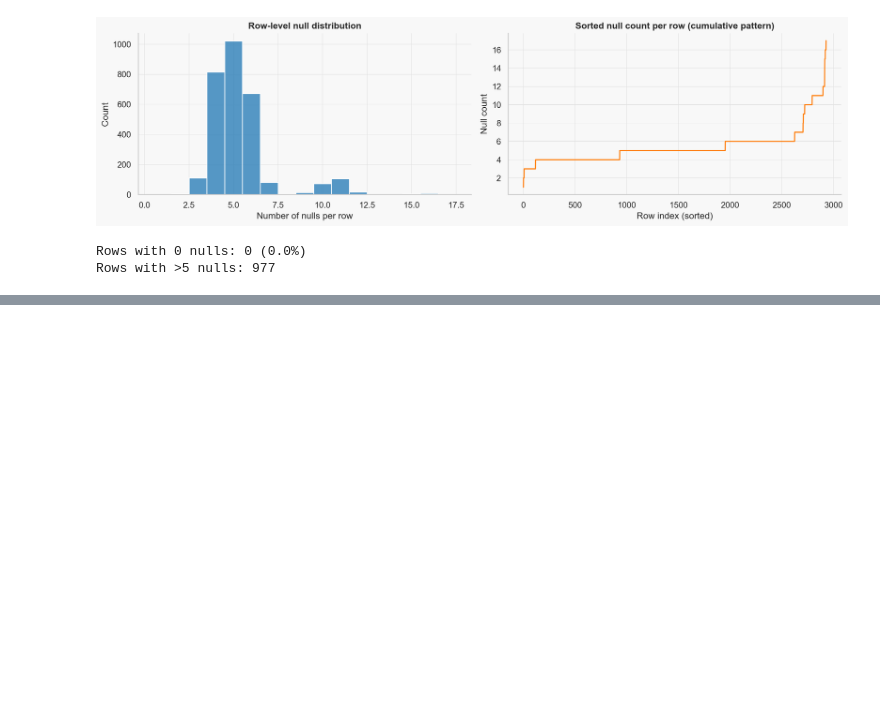
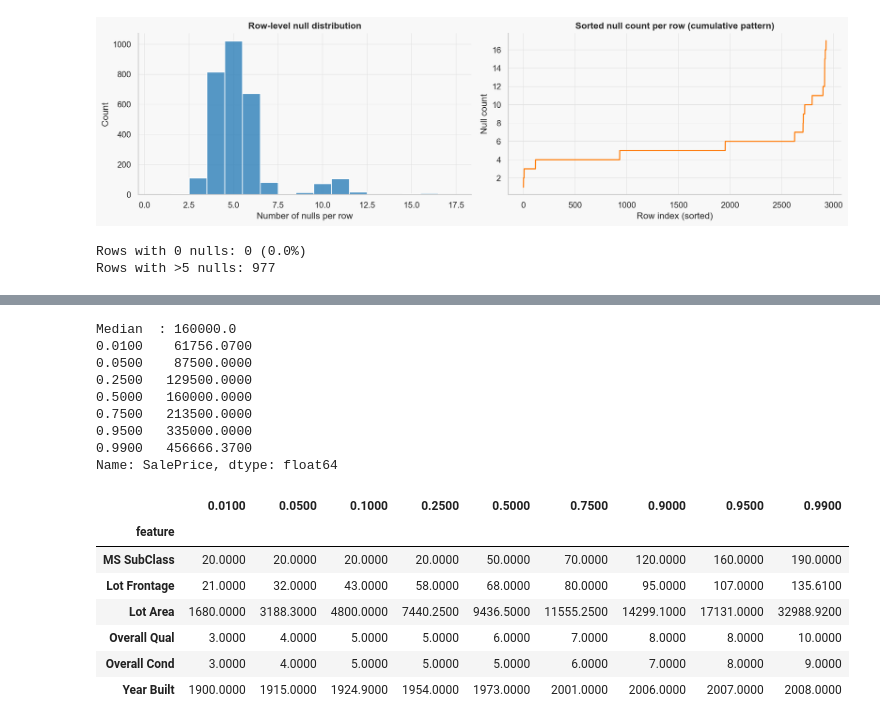
Before and after one commit to ViShEsHK2412/macro-pricer, a Jupyter notebook: notebooks/first.ipynb, the cells around one changed output, grey strips where cells are left out. Drawn from its saved outputs; the diff is of its cells as text; code cells hidden in the pictures; blank space fills up the shorter version.

```diff
--- a/notebooks/first.ipynb
+++ b/notebooks/first.ipynb
@@ -592,0 +691,29 @@ display(stats_dict.T)
+# %%
+# ─── 4.6 .quantile() — percentile slicing ────────────────────────────────
+# Single quantile
+print("Median  :", df["SalePrice"].quantile(0.5))
+
+# Multiple quantiles — returns Series
+print(df["SalePrice"].quantile([0.01, 0.05, 0.25, 0.5, 0.75, 0.95, 0.99]))
+
+# Per-column quantile table
+q_table = df[NUM_COLS[:6]].quantile([0.01, 0.05, 0.1, 0.25, 0.5, 0.75, 0.9, 0.95, 0.99])
+display(q_table.T)
+# %% [output]
+Median  : 160000.0
+0.0100    61756.0700
+0.0500    87500.0000
+0.2500   129500.0000
+0.5000   160000.0000
+0.7500   213500.0000
+0.9500   335000.0000
+0.9900   456666.3700
+Name: SalePrice, dtype: float64
+|  | 0.0100 | 0.0500 | 0.1000 | 0.2500 | 0.5000 | 0.7500 | 0.9000 | 0.9500 | 0.9900 |
+| feature |  |  |  |  |  |  |  |  |  |
+| MS SubClass | 20.0000 | 20.0000 | 20.0000 | 20.0000 | 50.0000 | 70.0000 | 120.0000 | 160.0000 | 190.0000 |
+| Lot Frontage | 21.0000 | 32.0000 | 43.0000 | 58.0000 | 68.0000 | 80.0000 | 95.0000 | 107.0000 | 135.6100 |
+| Lot Area | 1680.0000 | 3188.3000 | 4800.0000 | 7440.2500 | 9436.5000 | 11555.2500 | 14299.1000 | 17131.0000 | 32988.9200 |
+| Overall Qual | 3.0000 | 4.0000 | 5.0000 | 5.0000 | 6.0000 | 7.0000 | 8.0000 | 8.0000 | 10.0000 |
+| Overall Cond | 3.0000 | 4.0000 | 5.0000 | 5.0000 | 5.0000 | 6.0000 | 7.0000 | 8.0000 | 9.0000 |
+| Year Built | 1900.0000 | 1915.0000 | 1924.9000 | 1954.0000 | 1973.0000 | 2001.0000 | 2006.0000 | 2007.0000 | 2008.0000 |
```
Also changed, not shown: parts of 5 cells of this notebook.
